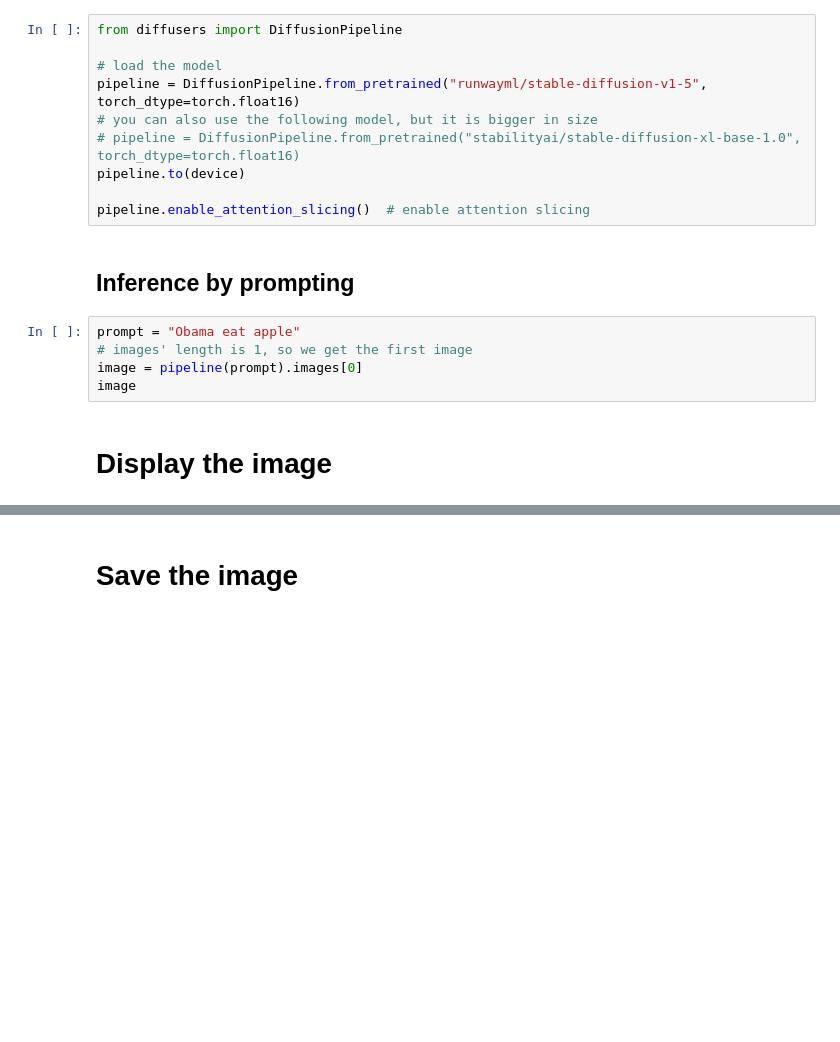
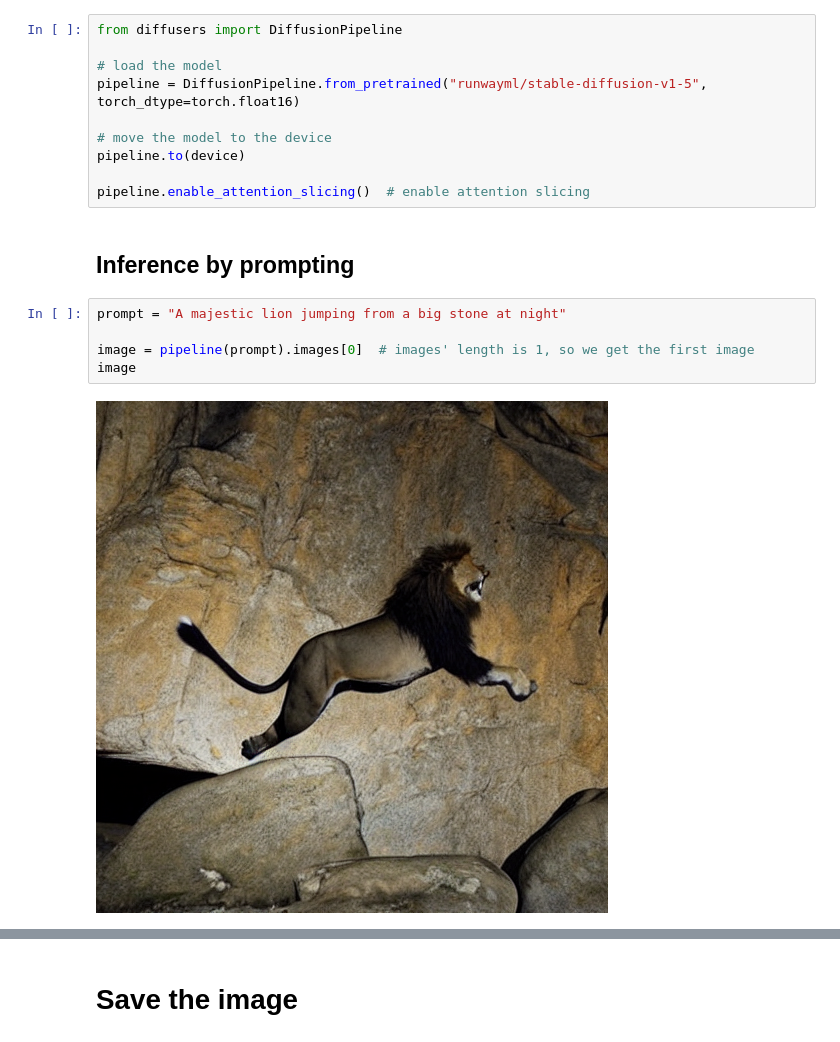
Before and after one commit to LittleFish-Coder/huggingface-workshop, a Jupyter notebook: diffuser.ipynb, the cells around one changed output, grey strips where cells are left out. Saved outputs shown, nothing was run; the diff lists cells and outputs as text; blank space fills up the shorter version.

```diff
--- a/diffuser.ipynb
+++ b/diffuser.ipynb
@@ -35,17 +53,17 @@ from diffusers import DiffusionPipeline
 
 # load the model
 pipeline = DiffusionPipeline.from_pretrained("runwayml/stable-diffusion-v1-5", torch_dtype=torch.float16)
-# you can also use the following model, but it is bigger in size
-# pipeline = DiffusionPipeline.from_pretrained("stabilityai/stable-diffusion-xl-base-1.0", torch_dtype=torch.float16)
+
+# move the model to the device
 pipeline.to(device)
 
 pipeline.enable_attention_slicing()  # enable attention slicing
 # %% [markdown]
 ## Inference by prompting
 # %%
-prompt = "Obama eat apple"
-# images' length is 1, so we get the first image
-image = pipeline(prompt).images[0]
+prompt = "A majestic lion jumping from a big stone at night"
+
+image = pipeline(prompt).images[0]  # images' length is 1, so we get the first image
 image
+# %% [output]
+[figure, added]
-# %% [markdown]
-# Display the image
```
Also changed, not shown: parts of 11 cells of this notebook.
